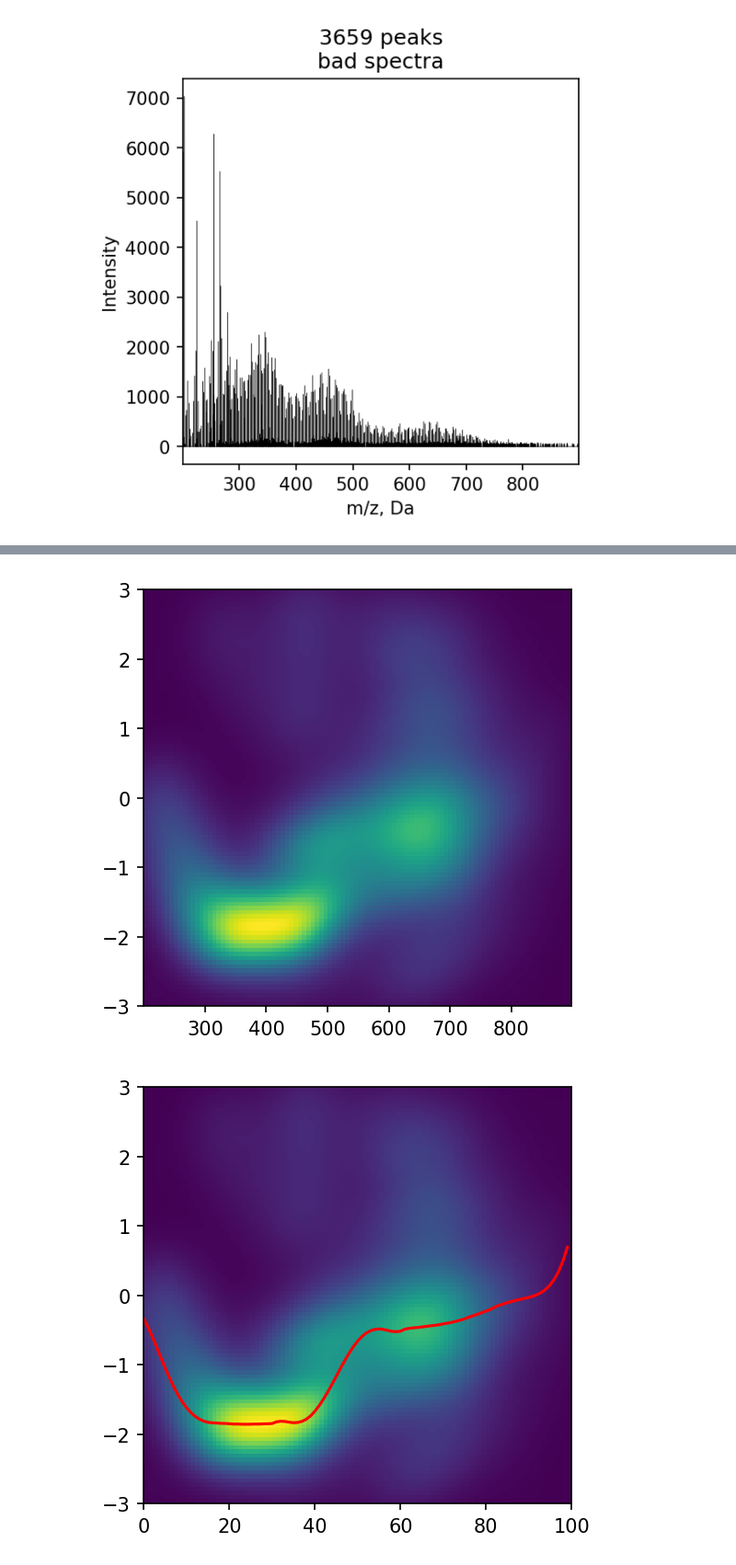
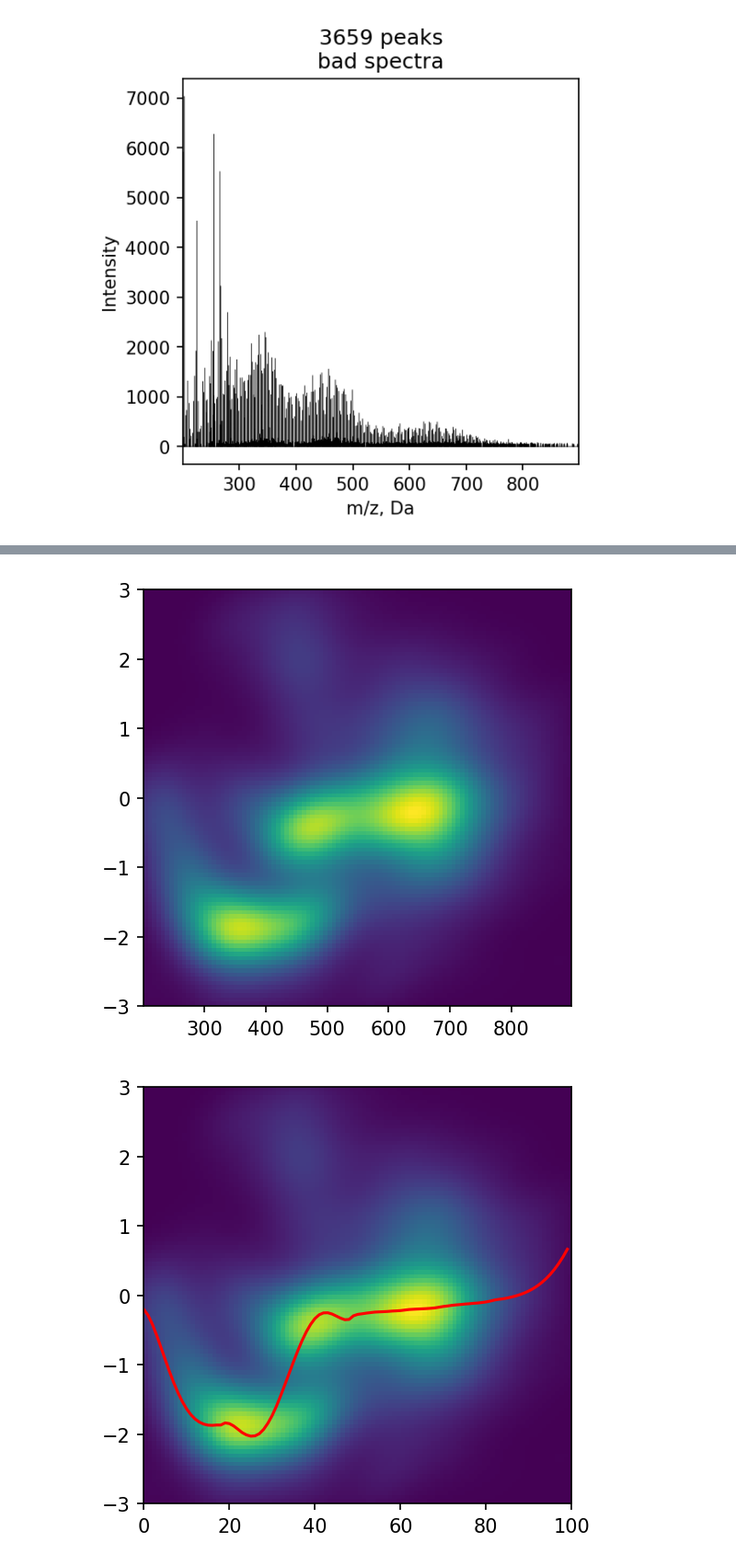
Before and after one commit to NOMspectra/NOMspectra, a Jupyter notebook: recallibration_example.ipynb, the cells around one changed output, grey strips where cells are left out. Shown at 92% size. Cells and saved outputs as stored; diff of their text form; code cells hidden in the pictures.

```diff
--- a/recallibration_example.ipynb
+++ b/recallibration_example.ipynb
@@ -77,9 +75,9 @@ spec = MassSpectrum().load(filename="data/bad_masslist.txt",
                             treshold=50
                             )
 
-spec = spec.assign(generated_bruttos_table=gdf, elems='CHON', rel_error=3)
+spec = spec.assign(elems='CHON', rel_error=3)
 spec = spec.recallibrate_by_assign()
-spec = spec.assign(generated_bruttos_table=gdf, elems='CHON', rel_error=0.5)
+spec = spec.assign(elems='CHON', rel_error=0.5)
 fig, ax = plt.subplots(figsize=(4, 4), dpi=150)
 vk = VanKrevelen(spec.table, name='assign error recallibration')
 vk.draw_scatter(ax=ax)
@@ -88,2 +86,2 @@ vk.draw_scatter(ax=ax)
-[figure, old version]
+[figure, new version]
-[figure, old version]
+[figure, new version]
```
Also changed, not shown: parts of 6 cells of this notebook, 2 other files.
